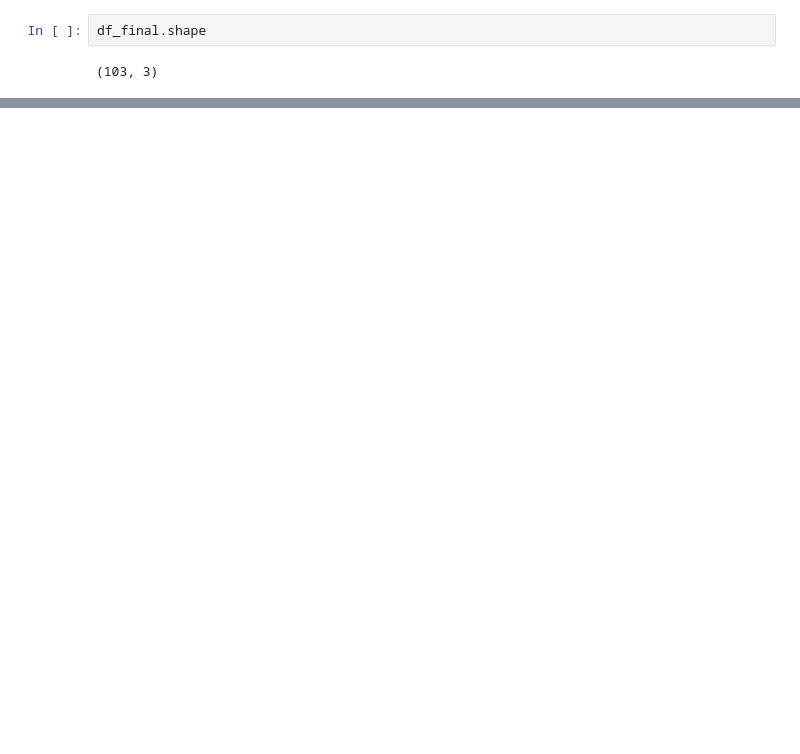
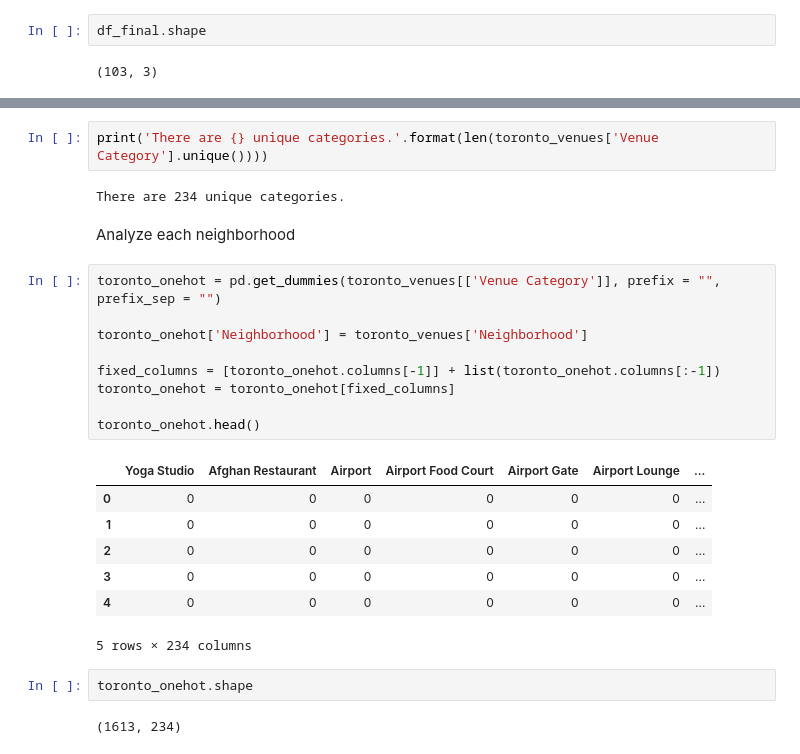
Before and after one commit to liquidlin/Coursera_Capstone, a Jupyter notebook: capstone_w3.ipynb, the cells around one changed output, grey strips where cells are left out. Cells and saved outputs as stored; diff of their text form; blank space fills up the shorter version.

```diff
--- a/capstone_w3.ipynb
+++ b/capstone_w3.ipynb
@@ -300,0 +674,27 @@ df_final.shape
+# %%
+print('There are {} unique categories.'.format(len(toronto_venues['Venue Category'].unique())))
+# %% [output]
+There are 234 unique categories.
+# %% [markdown]
+Analyze each neighborhood
+# %%
+toronto_onehot = pd.get_dummies(toronto_venues[['Venue Category']], prefix = "", prefix_sep = "")
+
+toronto_onehot['Neighborhood'] = toronto_venues['Neighborhood']
+
+fixed_columns = [toronto_onehot.columns[-1]] + list(toronto_onehot.columns[:-1])
+toronto_onehot = toronto_onehot[fixed_columns]
+
+toronto_onehot.head()
+# %% [output]
+|  | Yoga Studio | Afghan Restaurant | Airport | Airport Food Court | Airport Gate | Airport Lounge | ... |
+| 0 | 0 | 0 | 0 | 0 | 0 | 0 | ... |
+| 1 | 0 | 0 | 0 | 0 | 0 | 0 | ... |
+| 2 | 0 | 0 | 0 | 0 | 0 | 0 | ... |
+| 3 | 0 | 0 | 0 | 0 | 0 | 0 | ... |
+| 4 | 0 | 0 | 0 | 0 | 0 | 0 | ... |
+5 rows × 234 columns
+# %%
+toronto_onehot.shape
+# %% [output]
+(1613, 234)
```
Also changed, not shown: parts of 64 cells of this notebook.
